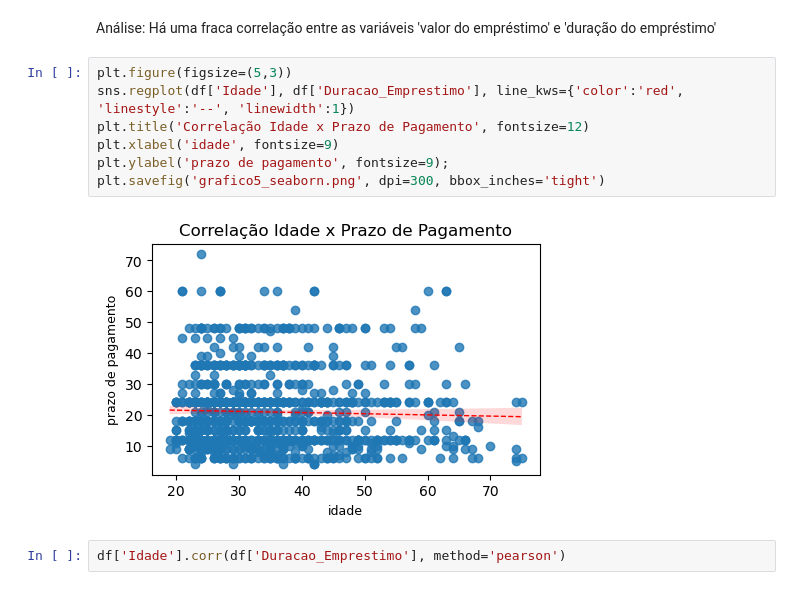
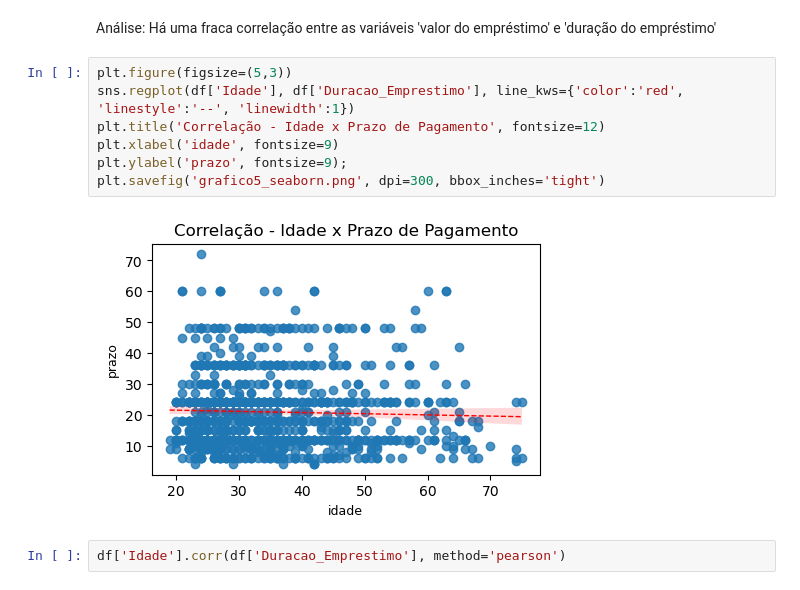
Before and after one commit to cristianelimasantos/Analise_de_Inadimplencias, a Jupyter notebook: EstudodeCaso_Inadimplencias_em_Concessao_de_Emprestimos.ipynb, the cells around one changed output. Saved outputs shown, nothing was run; the diff lists cells and outputs as text.

```diff
--- a/EstudodeCaso_Inadimplencias_em_Concessao_de_Emprestimos.ipynb
+++ b/EstudodeCaso_Inadimplencias_em_Concessao_de_Emprestimos.ipynb
@@ -140,12 +145,12 @@ Análise: Há uma fraca correlação entre as variáveis 'valor do empréstimo'
 # %%
 plt.figure(figsize=(5,3))
 sns.regplot(df['Idade'], df['Duracao_Emprestimo'], line_kws={'color':'red', 'linestyle':'--', 'linewidth':1})
-plt.title('Correlação Idade x Prazo de Pagamento', fontsize=12)
+plt.title('Correlação - Idade x Prazo de Pagamento', fontsize=12)
 plt.xlabel('idade', fontsize=9)
-plt.ylabel('prazo de pagamento', fontsize=9);
+plt.ylabel('prazo', fontsize=9);
 plt.savefig('grafico5_seaborn.png', dpi=300, bbox_inches='tight')
 # %% [output]
-[figure, old version]
+[figure, new version]
 # %%
 df['Idade'].corr(df['Duracao_Emprestimo'], method='pearson')
 # %% [output]
```
Also changed, not shown: parts of 9 cells of this notebook, 5 other files.
